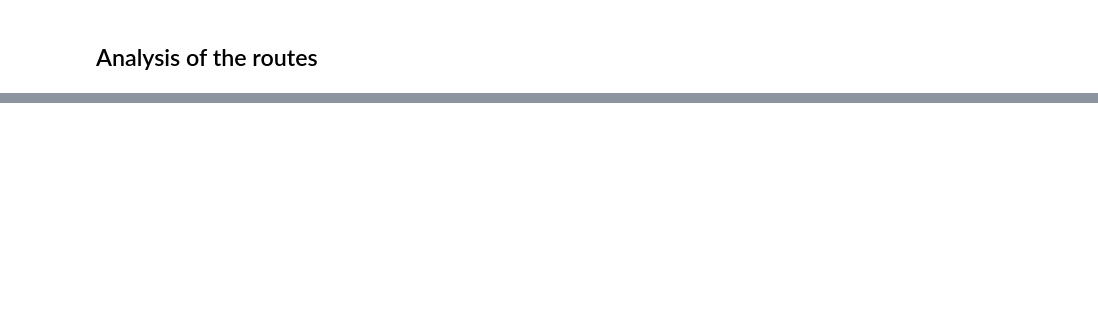
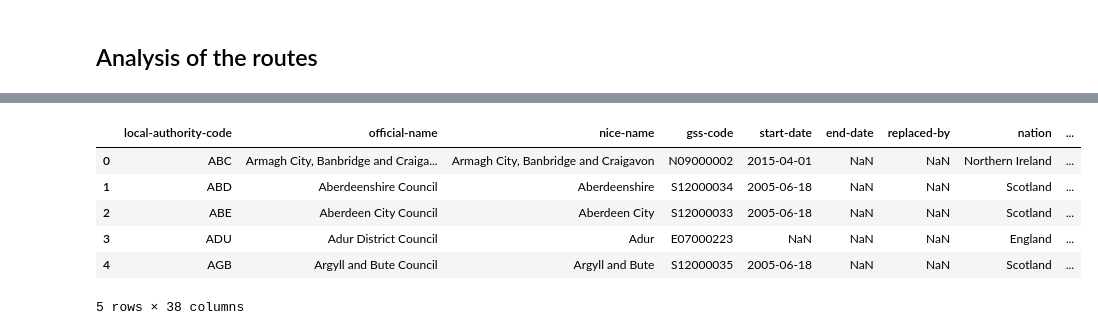
Before and after one commit to ItsVasconcellos/final-year-project, a Jupyter notebook: dataset_exploration/statiscal_analysis.ipynb, the cells around one changed output, grey strips where cells are left out. Drawn from its saved outputs; the diff is of its cells as text; code cells hidden in the pictures; blank space fills up the shorter version.

```diff
--- a/dataset_exploration/statiscal_analysis.ipynb
+++ b/dataset_exploration/statiscal_analysis.ipynb
@@ -114,7 +187,15 @@ fig.update_layout(
 fig.update_layout(margin={"r":0,"t":0,"l":0,"b":0})
 fig.show()
 # %%
-uk_zip_code = pd.read_excel("./database/uk_la_future.xlsx",sheet_name="uk_local_authorities_future")
+uk_zip_code = pd.read_excel("../database/uk_la_future.xlsx",sheet_name="uk_local_authorities_future")
 uk_zip_code.head()
+# %% [output]
+|  | local-authority-code | official-name | nice-name | gss-code | start-date | end-date | replaced-by | nation | ... |
+| 0 | ABC | Armagh City, Banbridge and Craiga... | Armagh City, Banbridge and Craigavon | N09000002 | 2015-04-01 | NaN | NaN | Northern Ireland | ... |
+| 1 | ABD | Aberdeenshire Council | Aberdeenshire | S12000034 | 2005-06-18 | NaN | NaN | Scotland | ... |
+| 2 | ABE | Aberdeen City Council | Aberdeen City | S12000033 | 2005-06-18 | NaN | NaN | Scotland | ... |
+| 3 | ADU | Adur District Council | Adur | E07000223 | NaN | NaN | NaN | England | ... |
+| 4 | AGB | Argyll and Bute Council | Argyll and Bute | S12000035 | 2005-06-18 | NaN | NaN | Scotland | ... |
+5 rows × 38 columns
 # %%
 uk_zip_code.columns
```
Also changed, not shown: parts of 20 cells of this notebook.
